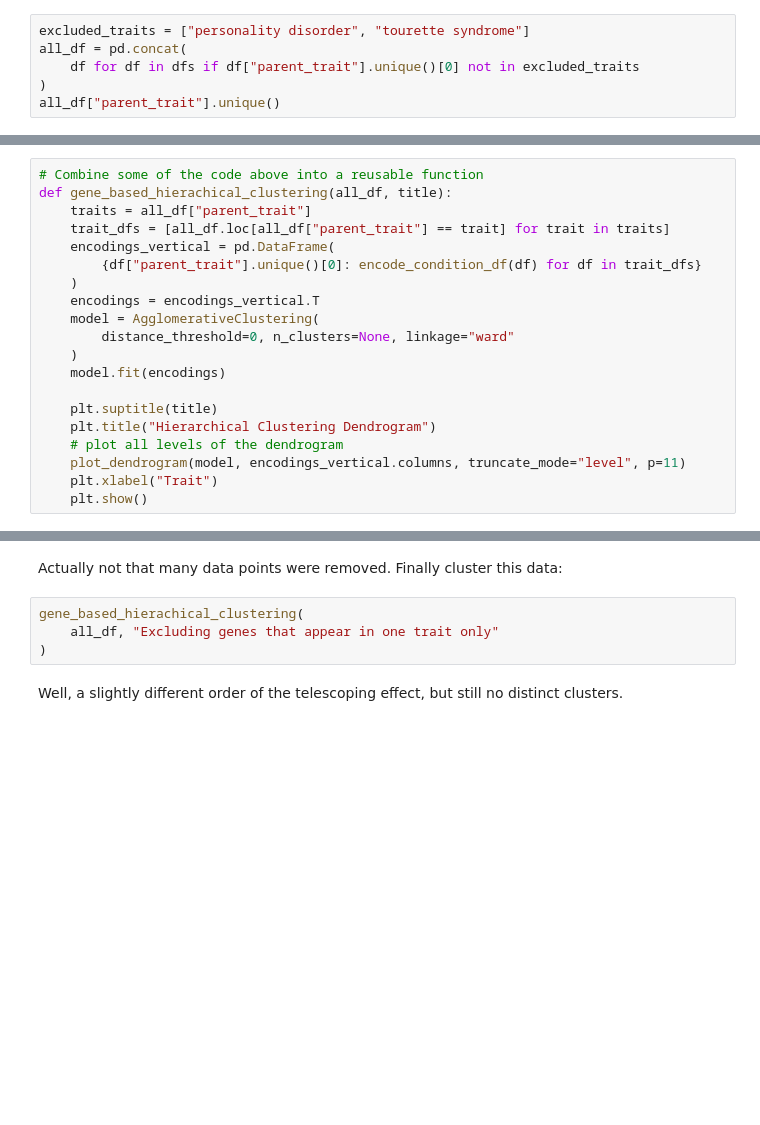
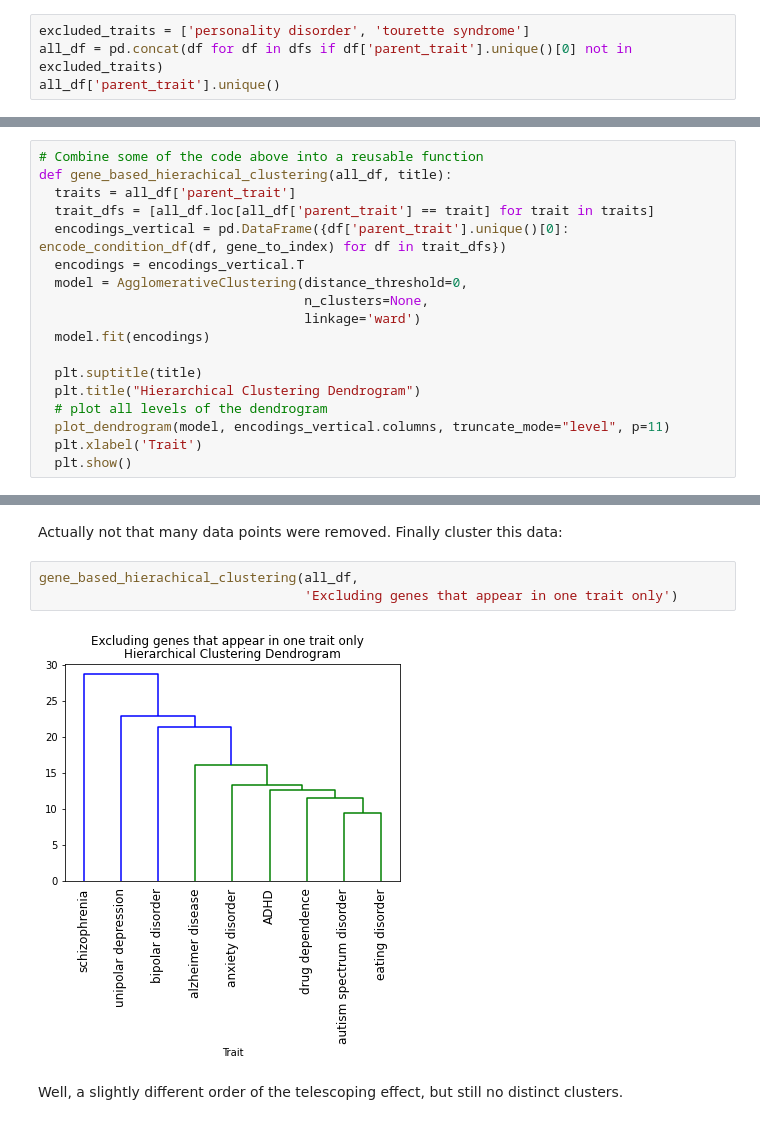
Before and after one commit to jstimes/MentalMap, a Jupyter notebook: notebooks/GWAS_encode_and_cluster.ipynb, the cells around one changed output, grey strips where cells are left out. Cells and saved outputs as stored; diff of their text form; blank space fills up the shorter version.

```diff
--- a/notebooks/GWAS_encode_and_cluster.ipynb
+++ b/notebooks/GWAS_encode_and_cluster.ipynb
@@ -144,8 +186,6 @@ Yes, the clustering hierarchy almost perfectly resembles how many data points th
 ## Less naive clustering
 Drop personality disorder and tourette syndrome as they likely don't have enough data to be meaningful compared to the other traits (also, from the post-cleaning analysis, it seems personality disorder variants have high p-values compared to all other conditions).
 # %%
-excluded_traits = ["personality disorder", "tourette syndrome"]
-all_df = pd.concat(
-    df for df in dfs if df["parent_trait"].unique()[0] not in excluded_traits
-)
-all_df["parent_trait"].unique()
+excluded_traits = ['personality disorder', 'tourette syndrome']
+all_df = pd.concat(df for df in dfs if df['parent_trait'].unique()[0] not in excluded_traits)
+all_df['parent_trait'].unique()
@@ -152,23 +197,21 @@ all_df["parent_trait"].unique()
 # %%
 # Combine some of the code above into a reusable function
 def gene_based_hierachical_clustering(all_df, title):
-    traits = all_df["parent_trait"]
-    trait_dfs = [all_df.loc[all_df["parent_trait"] == trait] for trait in traits]
-    encodings_vertical = pd.DataFrame(
-        {df["parent_trait"].unique()[0]: encode_condition_df(df) for df in trait_dfs}
-    )
-    encodings = encodings_vertical.T
-    model = AgglomerativeClustering(
-        distance_threshold=0, n_clusters=None, linkage="ward"
-    )
-    model.fit(encodings)
+  traits = all_df['parent_trait']
+  trait_dfs = [all_df.loc[all_df['parent_trait'] == trait] for trait in traits]
+  encodings_vertical = pd.DataFrame({df['parent_trait'].unique()[0]: encode_condition_df(df, gene_to_index) for df in trait_dfs})
+  encodings = encodings_vertical.T
+  model = AgglomerativeClustering(distance_threshold=0,
+                                  n_clusters=None,
+                                  linkage='ward')
+  model.fit(encodings)
 
-    plt.suptitle(title)
-    plt.title("Hierarchical Clustering Dendrogram")
-    # plot all levels of the dendrogram
-    plot_dendrogram(model, encodings_vertical.columns, truncate_mode="level", p=11)
-    plt.xlabel("Trait")
-    plt.show()
+  plt.suptitle(title)
+  plt.title("Hierarchical Clustering Dendrogram")
+  # plot all levels of the dendrogram
+  plot_dendrogram(model, encodings_vertical.columns, truncate_mode="level", p=11)
+  plt.xlabel('Trait')
+  plt.show()
 # %% [markdown]
 Try again to see if there's any difference...
 One hypothesis is that only genes that appear in multiple traits are relevant to include in the encoding and clustering, because genes that are only implicated by one trait only show 'difference' from other traits...
@@ -203,9 +252,10 @@ len(all_df)
 # %% [markdown]
 Actually not that many data points were removed. Finally cluster this data:
 # %%
-gene_based_hierachical_clustering(
-    all_df, "Excluding genes that appear in one trait only"
-)
+gene_based_hierachical_clustering(all_df,
+                                  'Excluding genes that appear in one trait only')
+# %% [output]
+[figure, added]
 # %% [markdown]
 Well, a slightly different order of the telescoping effect, but still no distinct clusters.
 # %% [markdown]
```
Also changed, not shown: parts of 54 cells of this notebook, 1 other file.
